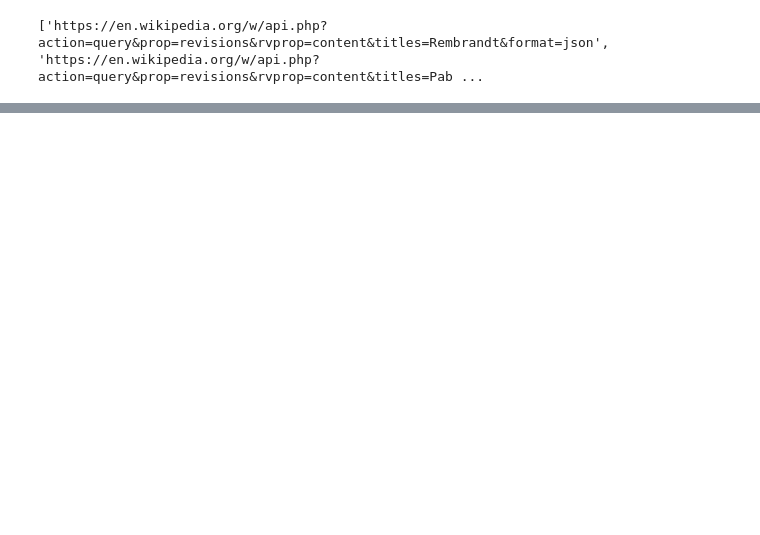
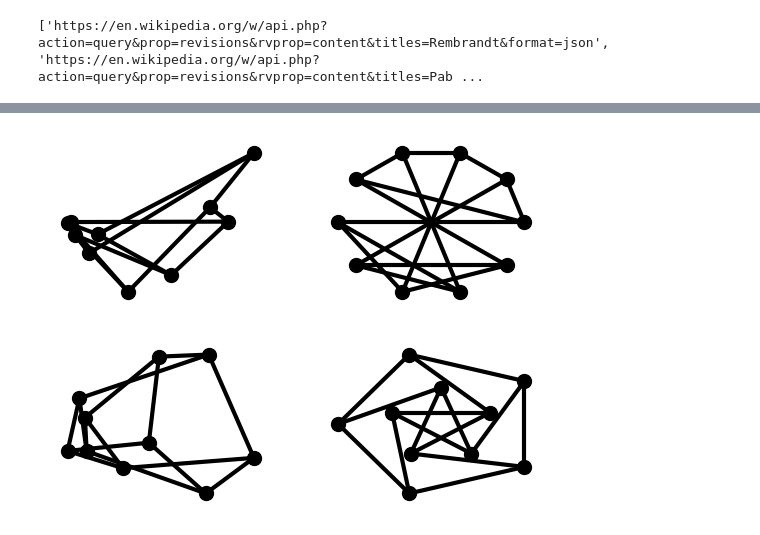
Before and after one commit to aliciags/social-graphs-dtu, a Jupyter notebook: lab1/exercices.ipynb, the cells around one changed output, grey strips where cells are left out. Cells and saved outputs as stored; diff of their text form; code cells hidden in the pictures; blank space fills up the shorter version.

```diff
--- a/lab1/exercices.ipynb
+++ b/lab1/exercices.ipynb
@@ -75,0 +383,17 @@ for wikitext in wikitexts:
+# %%
+# not interactive mode
+options = {
+    'node_color': 'black',
+    'node_size': 100,
+    'width': 3,
+}
+subax1 = plt.subplot(221)
+nx.draw_random(G, **options)
+subax2 = plt.subplot(222)
+nx.draw_circular(G, **options)
+subax3 = plt.subplot(223)
+nx.draw_spectral(G, **options)
+subax4 = plt.subplot(224)
+nx.draw_shell(G, nlist=[range(5,10), range(5)], **options)
+# %% [output]
+[figure, added]
```
Also changed, not shown: parts of 32 cells of this notebook, 1 other file.
